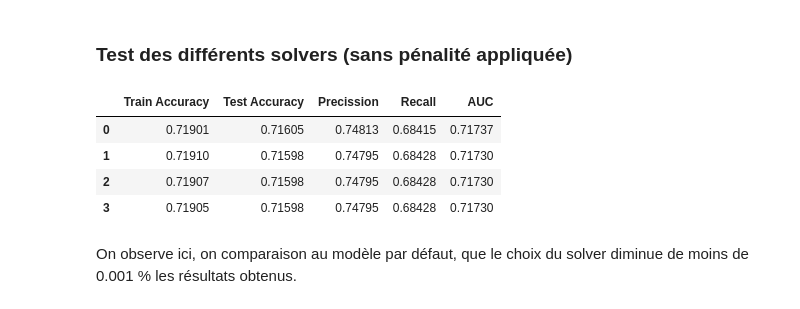
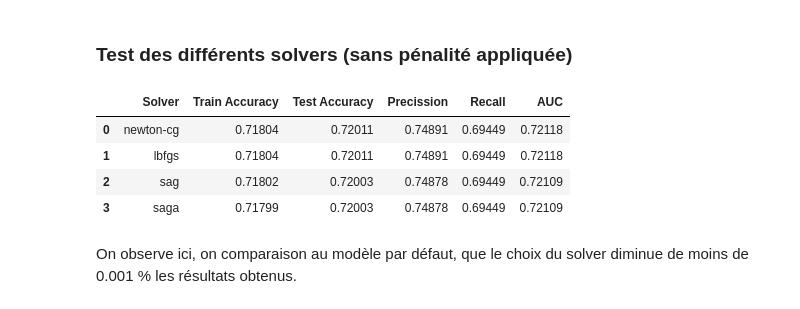
Before and after one commit to marwan-rouissi/cardio-vasc-risks, a Jupyter notebook: cardio-vasc-risks.ipynb, the cells around one changed output. Saved outputs shown, nothing was run; the diff lists cells and outputs as text; code cells hidden in the pictures.

```diff
--- a/cardio-vasc-risks.ipynb
+++ b/cardio-vasc-risks.ipynb
@@ -466,9 +447,13 @@ y = df['cardio'].to_numpy()
+# %%
+# Séparation du dataset en variables dépendantes (y) et indépendantes (X)
+X = X_scaled.to_numpy()
+y = df['cardio'].to_numpy()
 # %%
 # Initialisation du modèle de régression logistique
 classifier = LogisticRegression()
 # %%
 # Séparation du dataset en données d'entraînement et de test
-X_train, X_test, y_train, y_test = train_test_split(X, y, test_size=0.25, stratify=y)
+X_train, X_test, y_train, y_test = train_test_split(X, y, test_size=0.2, stratify=y)
 # %%
 # Entraînement du modèle
 classifier.fit(X_train, y_train)
@@ -504,35 +489,36 @@ res_compare
 # %%
 clf = [
     LogisticRegression(solver='newton-cg',penalty=None,max_iter=1000),
     LogisticRegression(solver='lbfgs',penalty=None,max_iter=1000),
     LogisticRegression(solver='sag',penalty=None,max_iter=1000),
     LogisticRegression(solver='saga',penalty=None,max_iter=1000)
     ]
 clf_columns = []
 clf_compare = pd.DataFrame(columns = clf_columns)
 
 row_index = 0
 for alg in clf:
 
     predicted = alg.fit(X_train, y_train).predict(X_test)
     fp, tp, th = roc_curve(y_test, predicted)
-    clf_name = alg.__class__.__name__
+    solver_name = alg.get_params()['solver']
+    clf_compare.loc[row_index,'Solver'] = solver_name
     clf_compare.loc[row_index, 'Train Accuracy'] = round(alg.score(X_train, y_train), 5)
     clf_compare.loc[row_index, 'Test Accuracy'] = round(alg.score(X_test, y_test), 5)
     clf_compare.loc[row_index, 'Precission'] = round(precision_score(y_test, predicted),5)
     clf_compare.loc[row_index, 'Recall'] = round(recall_score(y_test, predicted),5)
     clf_compare.loc[row_index, 'AUC'] = round(auc(fp, tp),5)
 
     row_index+=1
 
 clf_compare.sort_values(by = ['Test Accuracy'], ascending = False, inplace = True)
 clf_compare
 # %% [output]
-|  | Train Accuracy | Test Accuracy | Precission | Recall | AUC |
-| 0 | 0.71901 | 0.71605 | 0.74813 | 0.68415 | 0.71737 |
-| 1 | 0.71910 | 0.71598 | 0.74795 | 0.68428 | 0.71730 |
-| 2 | 0.71907 | 0.71598 | 0.74795 | 0.68428 | 0.71730 |
-| 3 | 0.71905 | 0.71598 | 0.74795 | 0.68428 | 0.71730 |
+|  | Solver | Train Accuracy | Test Accuracy | Precission | Recall | AUC |
+| 0 | newton-cg | 0.71804 | 0.72011 | 0.74891 | 0.69449 | 0.72118 |
+| 1 | lbfgs | 0.71804 | 0.72011 | 0.74891 | 0.69449 | 0.72118 |
+| 2 | sag | 0.71802 | 0.72003 | 0.74878 | 0.69449 | 0.72109 |
+| 3 | saga | 0.71799 | 0.72003 | 0.74878 | 0.69449 | 0.72109 |
 # %% [markdown]
 On observe ici, on comparaison au modèle par défaut, que le choix du solver diminue de moins de 0.001 % les résultats obtenus.
 # %% [markdown]
```
Also changed, not shown: parts of 28 cells of this notebook.
